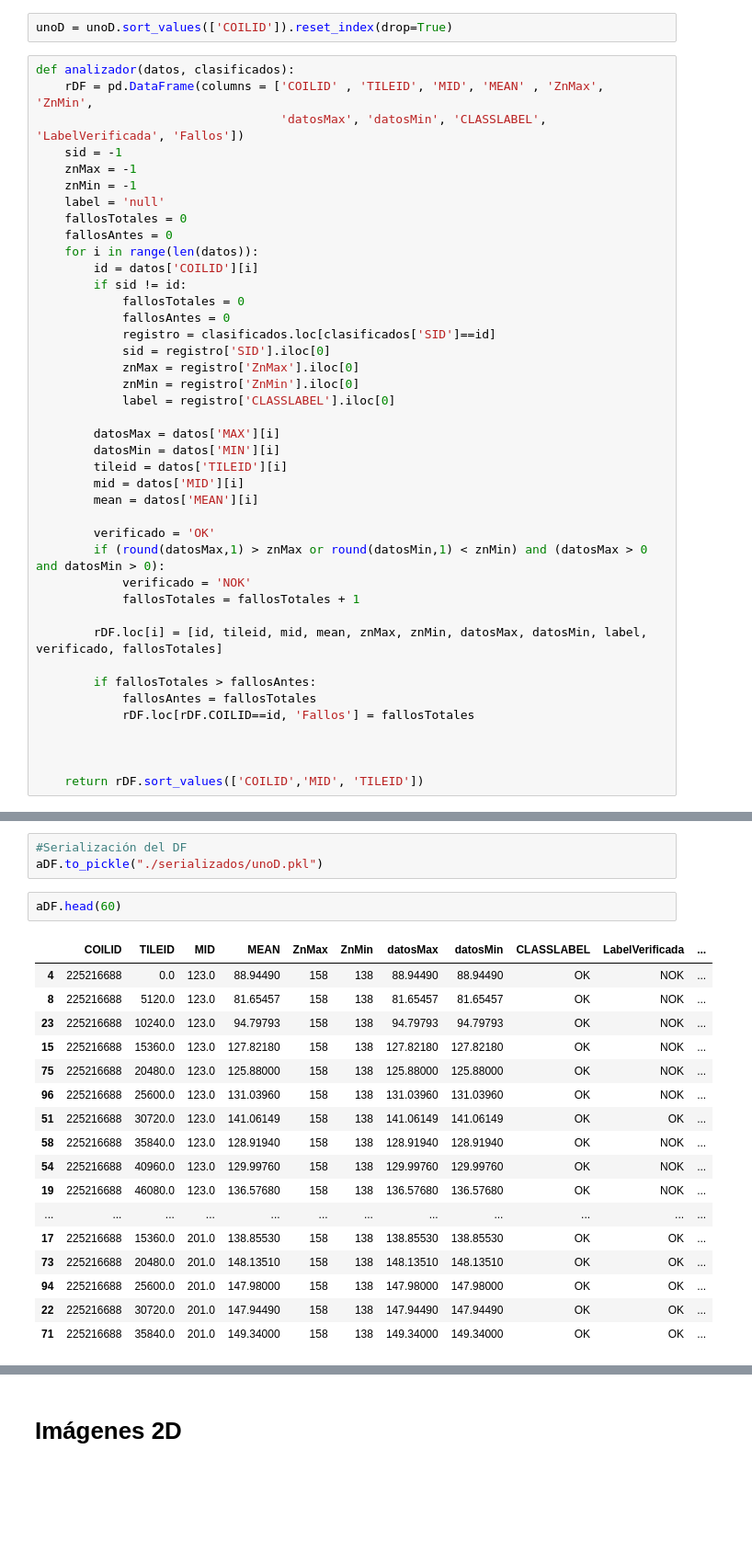
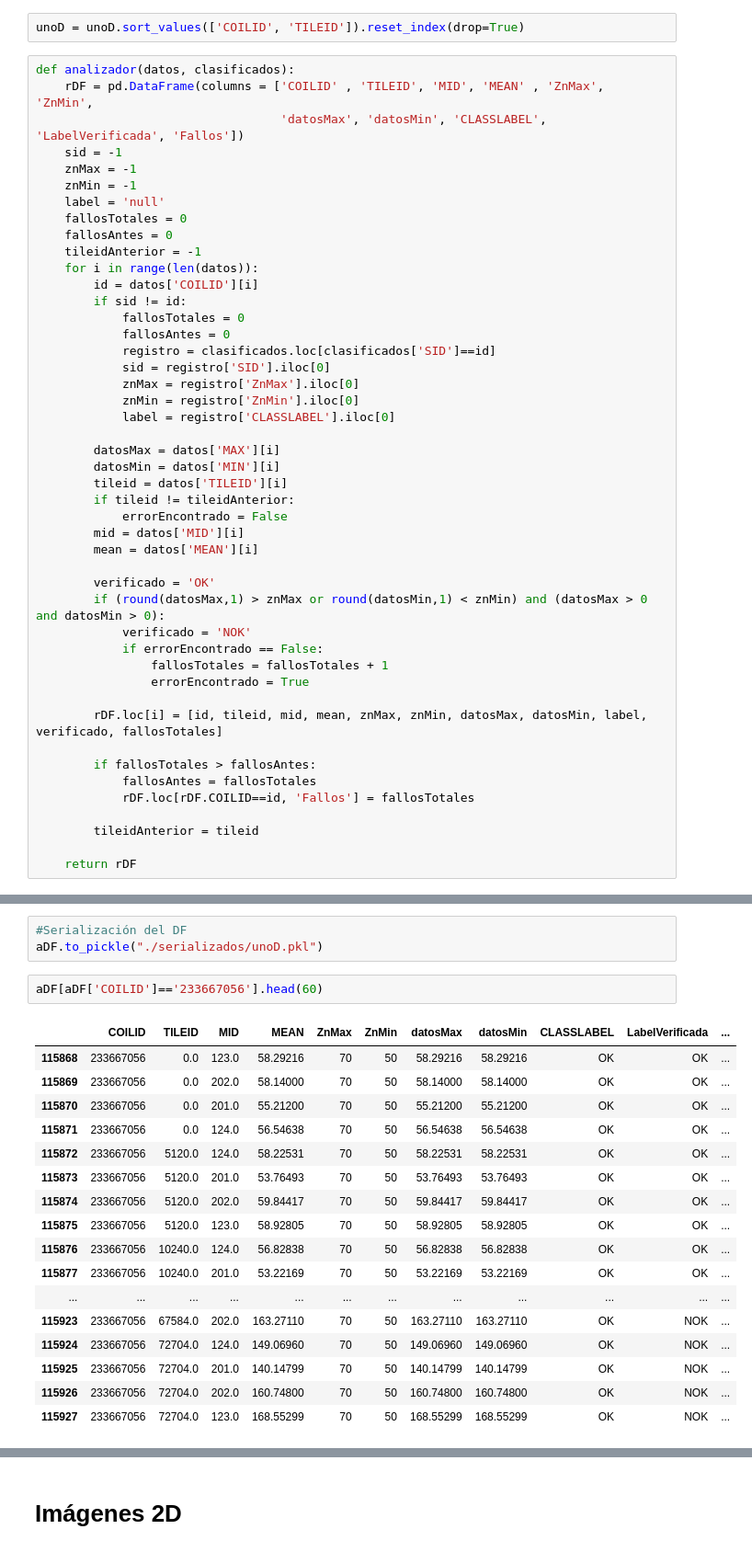
Before and after one commit to ifh1001/TFM, a Jupyter notebook: src/CargaDatos.ipynb, the cells around one changed output, grey strips where cells are left out. Shown at 92% size. Cells and saved outputs as stored; diff of their text form; blank space fills up the shorter version.

Commit message:
Actualizada función para contar fallos por galga

```diff
--- a/src/CargaDatos.ipynb
+++ b/src/CargaDatos.ipynb
@@ -110,7 +110,7 @@ unoD
 | 115971 | 232800547 | 5120.0 | 123.0 | 1066.0 | T | 179.34650 | 179.34650 | 179.34650 | 1.0 |
 115972 rows × 9 columns
 # %%
-unoD = unoD.sort_values(['COILID']).reset_index(drop=True)
+unoD = unoD.sort_values(['COILID', 'TILEID']).reset_index(drop=True)
 # %%
 def analizador(datos, clasificados):
     rDF = pd.DataFrame(columns = ['COILID' , 'TILEID', 'MID', 'MEAN' , 'ZnMax', 'ZnMin',
@@ -121,6 +121,7 @@ def analizador(datos, clasificados):
     label = 'null'
     fallosTotales = 0
     fallosAntes = 0
+    tileidAnterior = -1
     for i in range(len(datos)):
         id = datos['COILID'][i]
         if sid != id:
@@ -135,13 +136,17 @@ def analizador(datos, clasificados):
         datosMax = datos['MAX'][i]
         datosMin = datos['MIN'][i]
         tileid = datos['TILEID'][i]
+        if tileid != tileidAnterior:
+            errorEncontrado = False
         mid = datos['MID'][i]
         mean = datos['MEAN'][i]
 
         verificado = 'OK'
         if (round(datosMax,1) > znMax or round(datosMin,1) < znMin) and (datosMax > 0 and datosMin > 0):
             verificado = 'NOK'
-            fallosTotales = fallosTotales + 1
+            if errorEncontrado == False:
+                fallosTotales = fallosTotales + 1
+                errorEncontrado = True
 
         rDF.loc[i] = [id, tileid, mid, mean, znMax, znMin, datosMax, datosMin, label, verificado, fallosTotales]
 
@@ -149,9 +154,9 @@ def analizador(datos, clasificados):
             fallosAntes = fallosTotales
             rDF.loc[rDF.COILID==id, 'Fallos'] = fallosTotales
 
+        tileidAnterior = tileid
 
-
-    return rDF.sort_values(['COILID','MID', 'TILEID'])
+    return rDF
 # %%
 aDF = analizador(unoD, clasif)
 aDF
@@ -173,22 +178,22 @@ aDF
 #Serialización del DF
 aDF.to_pickle("./serializados/unoD.pkl")
 # %%
-aDF.head(60)
+aDF[aDF['COILID']=='233667056'].head(60)
 # %% [output]
 |  | COILID | TILEID | MID | MEAN | ZnMax | ZnMin | datosMax | datosMin | CLASSLABEL | LabelVerificada | ... |
-| 4 | 225216688 | 0.0 | 123.0 | 88.94490 | 158 | 138 | 88.94490 | 88.94490 | OK | NOK | ... |
-| 8 | 225216688 | 5120.0 | 123.0 | 81.65457 | 158 | 138 | 81.65457 | 81.65457 | OK | NOK | ... |
-| 23 | 225216688 | 10240.0 | 123.0 | 94.79793 | 158 | 138 | 94.79793 | 94.79793 | OK | NOK | ... |
-| 15 | 225216688 | 15360.0 | 123.0 | 127.82180 | 158 | 138 | 127.82180 | 127.82180 | OK | NOK | ... |
-| 75 | 225216688 | 20480.0 | 123.0 | 125.88000 | 158 | 138 | 125.88000 | 125.88000 | OK | NOK | ... |
-| 96 | 225216688 | 25600.0 | 123.0 | 131.03960 | 158 | 138 | 131.03960 | 131.03960 | OK | NOK | ... |
-| 51 | 225216688 | 30720.0 | 123.0 | 141.06149 | 158 | 138 | 141.06149 | 141.06149 | OK | OK | ... |
-| 58 | 225216688 | 35840.0 | 123.0 | 128.91940 | 158 | 138 | 128.91940 | 128.91940 | OK | NOK | ... |
-| 54 | 225216688 | 40960.0 | 123.0 | 129.99760 | 158 | 138 | 129.99760 | 129.99760 | OK | NOK | ... |
-| 19 | 225216688 | 46080.0 | 123.0 | 136.57680 | 158 | 138 | 136.57680 | 136.57680 | OK | NOK | ... |
+| 115868 | 233667056 | 0.0 | 123.0 | 58.29216 | 70 | 50 | 58.29216 | 58.29216 | OK | OK | ... |
+| 115869 | 233667056 | 0.0 | 202.0 | 58.14000 | 70 | 50 | 58.14000 | 58.14000 | OK | OK | ... |
+| 115870 | 233667056 | 0.0 | 201.0 | 55.21200 | 70 | 50 | 55.21200 | 55.21200 | OK | OK | ... |
+| 115871 | 233667056 | 0.0 | 124.0 | 56.54638 | 70 | 50 | 56.54638 | 56.54638 | OK | OK | ... |
+| 115872 | 233667056 | 5120.0 | 124.0 | 58.22531 | 70 | 50 | 58.22531 | 58.22531 | OK | OK | ... |
+| 115873 | 233667056 | 5120.0 | 201.0 | 53.76493 | 70 | 50 | 53.76493 | 53.76493 | OK | OK | ... |
+| 115874 | 233667056 | 5120.0 | 202.0 | 59.84417 | 70 | 50 | 59.84417 | 59.84417 | OK | OK | ... |
+| 115875 | 233667056 | 5120.0 | 123.0 | 58.92805 | 70 | 50 | 58.92805 | 58.92805 | OK | OK | ... |
+| 115876 | 233667056 | 10240.0 | 124.0 | 56.82838 | 70 | 50 | 56.82838 | 56.82838 | OK | OK | ... |
+| 115877 | 233667056 | 10240.0 | 201.0 | 53.22169 | 70 | 50 | 53.22169 | 53.22169 | OK | OK | ... |
 | ... | ... | ... | ... | ... | ... | ... | ... | ... | ... | ... | ... |
-| 17 | 225216688 | 15360.0 | 201.0 | 138.85530 | 158 | 138 | 138.85530 | 138.85530 | OK | OK | ... |
-| 73 | 225216688 | 20480.0 | 201.0 | 148.13510 | 158 | 138 | 148.13510 | 148.13510 | OK | OK | ... |
-| 94 | 225216688 | 25600.0 | 201.0 | 147.98000 | 158 | 138 | 147.98000 | 147.98000 | OK | OK | ... |
-| 22 | 225216688 | 30720.0 | 201.0 | 147.94490 | 158 | 138 | 147.94490 | 147.94490 | OK | OK | ... |
-| 71 | 225216688 | 35840.0 | 201.0 | 149.34000 | 158 | 138 | 149.34000 | 149.34000 | OK | OK | ... |
+| 115923 | 233667056 | 67584.0 | 202.0 | 163.27110 | 70 | 50 | 163.27110 | 163.27110 | OK | NOK | ... |
+| 115924 | 233667056 | 72704.0 | 124.0 | 149.06960 | 70 | 50 | 149.06960 | 149.06960 | OK | NOK | ... |
+| 115925 | 233667056 | 72704.0 | 201.0 | 140.14799 | 70 | 50 | 140.14799 | 140.14799 | OK | NOK | ... |
+| 115926 | 233667056 | 72704.0 | 202.0 | 160.74800 | 70 | 50 | 160.74800 | 160.74800 | OK | NOK | ... |
+| 115927 | 233667056 | 72704.0 | 123.0 | 168.55299 | 70 | 50 | 168.55299 | 168.55299 | OK | NOK | ... |
```
Also changed, not shown: parts of 4 cells of this notebook.
